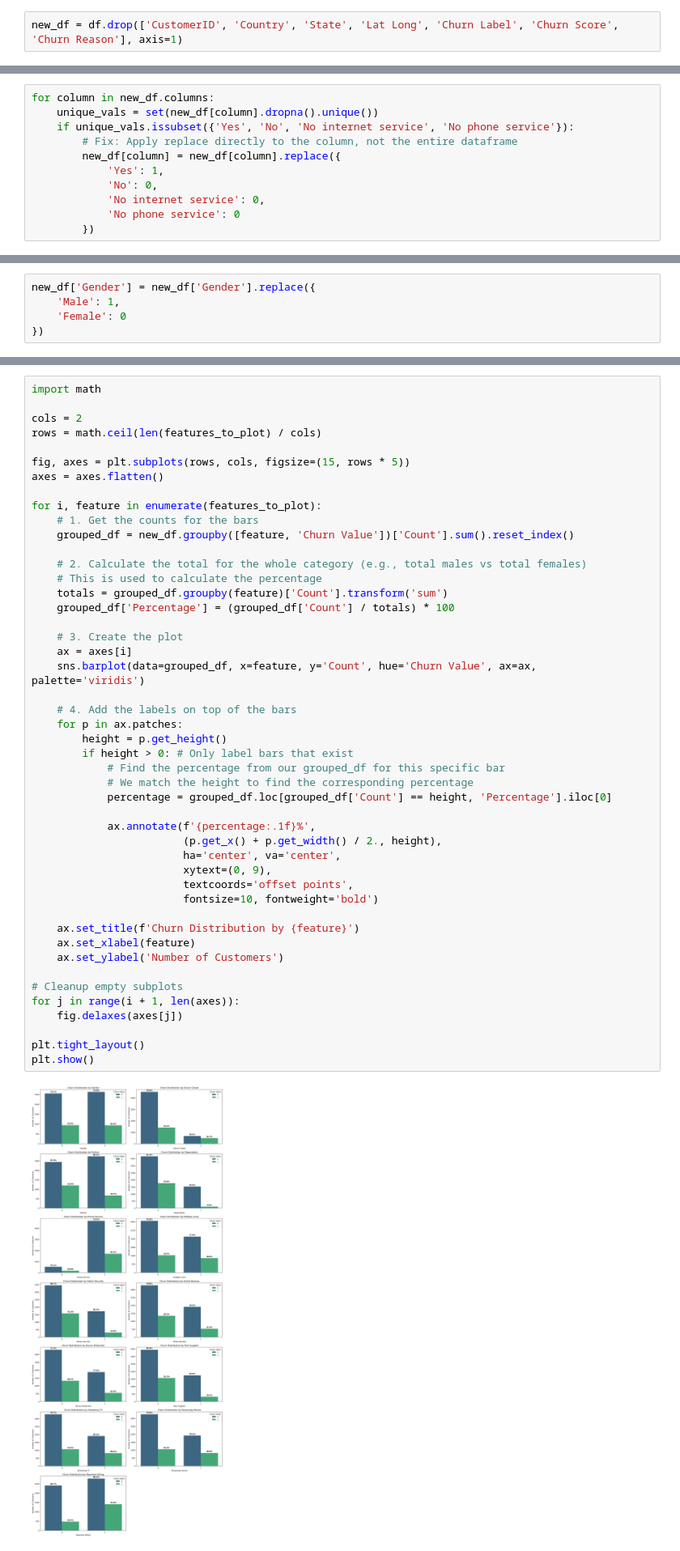
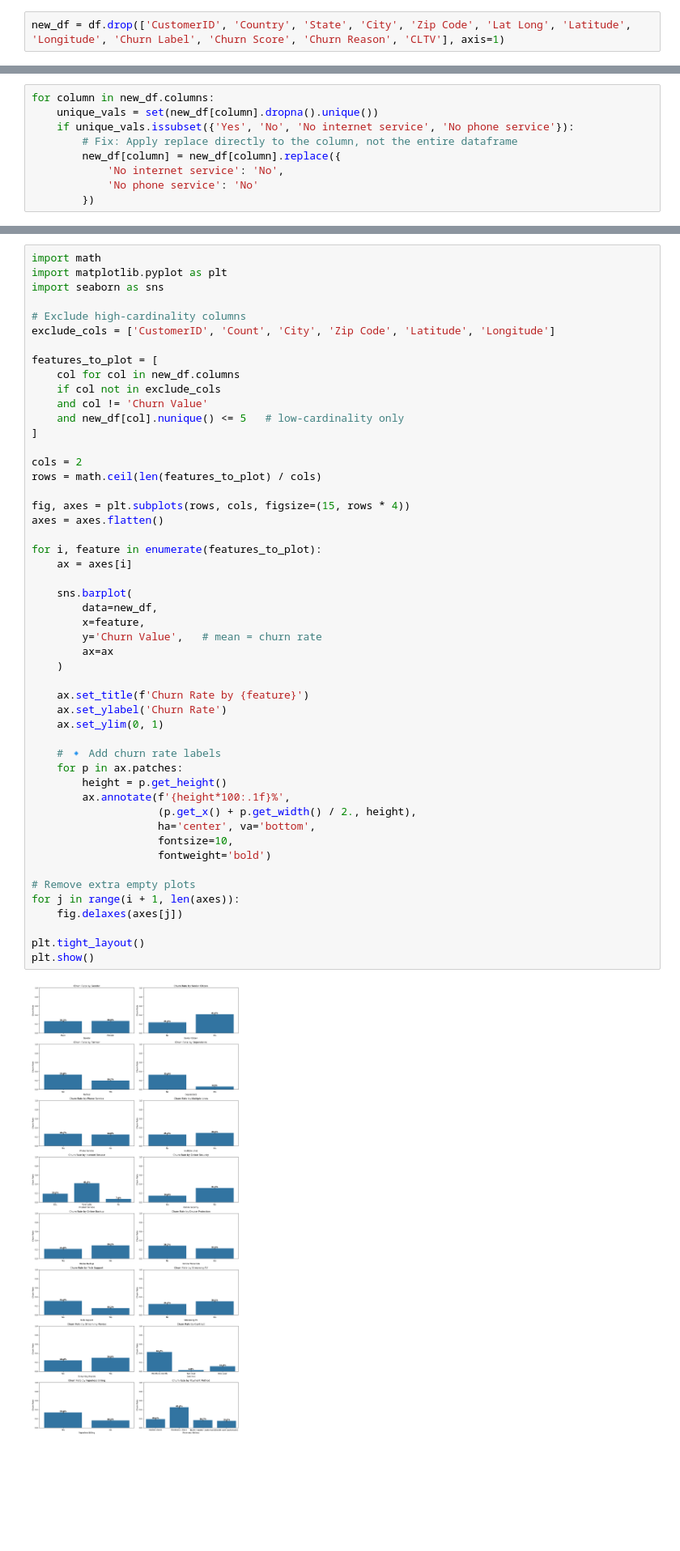
Before and after one commit to alinazir105/Customer-Intelligence-System, a Jupyter notebook: Notebook.ipynb, the cells around one changed output, grey strips where cells are left out. Shown at 81% size. Saved outputs shown, nothing was run; the diff lists cells and outputs as text; blank space fills up the shorter version.

```diff
--- a/Notebook.ipynb
+++ b/Notebook.ipynb
@@ -215,5 +221,5 @@ First off we remove some features that will not provide us any value if we keep
 # %%
-new_df = df.drop(['CustomerID', 'Country', 'State', 'Lat Long', 'Churn Label', 'Churn Score', 'Churn Reason'], axis=1)
+new_df = df.drop(['CustomerID', 'Country', 'State', 'City', 'Zip Code', 'Lat Long', 'Latitude', 'Longitude', 'Churn Label', 'Churn Score', 'Churn Reason', 'CLTV'], axis=1)
 # %%
 new_df.head()
 # %% [output]
@@ -300,8 +304,6 @@ for column in new_df.columns:
     if unique_vals.issubset({'Yes', 'No', 'No internet service', 'No phone service'}):
         # Fix: Apply replace directly to the column, not the entire dataframe
         new_df[column] = new_df[column].replace({
-            'Yes': 1,
-            'No': 0,
-            'No internet service': 0,
-            'No phone service': 0
+            'No internet service': 'No',
+            'No phone service': 'No'
         })
@@ -310,8 +310,3 @@ Our one more categorical feature that can be replaced with 1/0 is the gender, we
-# %%
-new_df['Gender'] = new_df['Gender'].replace({
-    'Male': 1,
-    'Female': 0
-})
 # %%
 new_df.info()
 # %% [output]
@@ -363,50 +346,53 @@ features_to_plot
 # %%
 import math
+import matplotlib.pyplot as plt
+import seaborn as sns
+
+# Exclude high-cardinality columns
+exclude_cols = ['CustomerID', 'Count', 'City', 'Zip Code', 'Latitude', 'Longitude']
+
+features_to_plot = [
+    col for col in new_df.columns
+    if col not in exclude_cols
+    and col != 'Churn Value'
+    and new_df[col].nunique() <= 5   # low-cardinality only
+]
 
 cols = 2
 rows = math.ceil(len(features_to_plot) / cols)
 
-fig, axes = plt.subplots(rows, cols, figsize=(15, rows * 5))
+fig, axes = plt.subplots(rows, cols, figsize=(15, rows * 4))
 axes = axes.flatten()
 
 for i, feature in enumerate(features_to_plot):
-    # 1. Get the counts for the bars
-    grouped_df = new_df.groupby([feature, 'Churn Value'])['Count'].sum().reset_index()
+    ax = axes[i]
 
-    # 2. Calculate the total for the whole category (e.g., total males vs total females)
-    # This is used to calculate the percentage
-    totals = grouped_df.groupby(feature)['Count'].transform('sum')
-    grouped_df['Percentage'] = (grouped_df['Count'] / totals) * 100
+    sns.barplot(
+        data=new_df,
+        x=feature,
+        y='Churn Value',   # mean = churn rate
+        ax=ax
+    )
 
-    # 3. Create the plot
-    ax = axes[i]
-    sns.barplot(data=grouped_df, x=feature, y='Count', hue='Churn Value', ax=ax, palette='viridis')
+    ax.set_title(f'Churn Rate by {feature}')
+    ax.set_ylabel('Churn Rate')
+    ax.set_ylim(0, 1)
 
-    # 4. Add the labels on top of the bars
+    # 🔹 Add churn rate labels
     for p in ax.patches:
         height = p.get_height()
-        if height > 0: # Only label bars that exist
-            # Find the percentage from our grouped_df for this specific bar
-            # We match the height to find the corresponding percentage
-            percentage = grouped_df.loc[grouped_df['Count'] == height, 'Percentage'].iloc[0]
+        ax.annotate(f'{height*100:.1f}%',
+                    (p.get_x() + p.get_width() / 2., height),
+                    ha='center', va='bottom',
+                    fontsize=10,
+                    fontweight='bold')
 
-            ax.annotate(f'{percentage:.1f}%',
-                        (p.get_x() + p.get_width() / 2., height),
-                        ha='center', va='center',
-                        xytext=(0, 9),
-                        textcoords='offset points',
-                        fontsize=10, fontweight='bold')
-
-    ax.set_title(f'Churn Distribution by {feature}')
-    ax.set_xlabel(feature)
-    ax.set_ylabel('Number of Customers')
-
-# Cleanup empty subplots
+# Remove extra empty plots
 for j in range(i + 1, len(axes)):
     fig.delaxes(axes[j])
 
 plt.tight_layout()
 plt.show()
 # %% [output]
-[figure, old version]
+[figure, new version]
 # %% [markdown]
```
Also changed, not shown: parts of 33 cells of this notebook.
